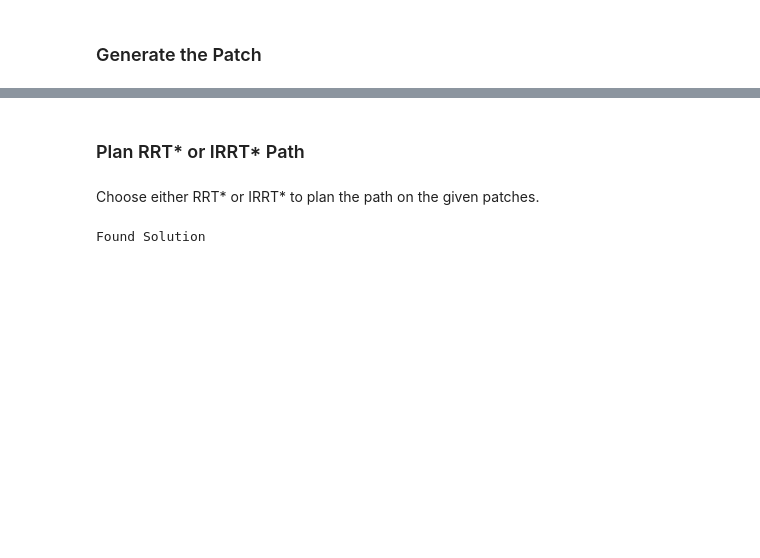
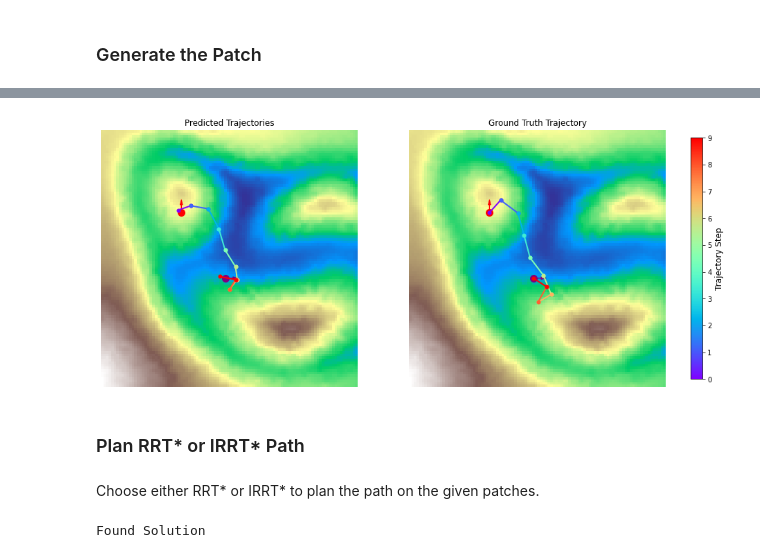
Before and after one commit to YeRongfeng/MPT, a Jupyter notebook: VisualizeTrajectories.ipynb, the cells around one changed output, grey strips where cells are left out. Cells and saved outputs as stored; diff of their text form; code cells hidden in the pictures; blank space fills up the shorter version.

```diff
--- a/VisualizeTrajectories.ipynb
+++ b/VisualizeTrajectories.ipynb
@@ -34,14 +36,13 @@ Pick either the Point or Dubins Car model to load.
 # Define the network
 device='cuda' if torch.cuda.is_available() else 'cpu'
 
-modelFolder = 'data/point_robot'
-car_robot = True
-epoch = 69
+modelFolder = 'data/uneven'
+epoch = 94
 
 modelFile = osp.join(modelFolder, f'model_params.json')
 model_param = json.load(open(modelFile))
 
-transformer = Models.Transformer(**model_param)
+transformer = Models.UnevenTransformer(**model_param)
 _ = transformer.to(device)
 # %%
 checkpoint = torch.load(osp.join(modelFolder, f'model_epoch_{epoch}.pkl'))
@@ -107,3 +249,69 @@ ax.axis('off')
+# %%
+# 创建子图来显示所有输出维度
+output_dim = patch_map.shape[0]
+fig, axes = plt.subplots(1, 2, figsize=(8 * 2, 8))
+
+# 显示原始地形图
+im = axes[0].imshow(elevation_masked, extent=[-5, 5, -5, 5],
+                    origin='lower', cmap='terrain', aspect='equal')
+axes[0].grid(True, alpha=0.3)
+
+# 绘制predTraj线段, 颜色由绿色到红色渐变
+for i in range(output_dim-1):
+    # color = plt.cm.RdYlGn_r(i / output_dim)  # 使用RdYlGn_r颜色映射
+    color = plt.cm.rainbow(i / (output_dim - 2))  # 使用rainbow颜色映射
+    axes[0].plot([predTraj[i][0], predTraj[i+1][0]],
+              [predTraj[i][1], predTraj[i+1][1]],
+              color=color, zorder=3, linewidth=2, marker='o', markersize=5)
+
+axes[0].scatter(start_pos[0], start_pos[1], color='r', zorder=3, s=100)
+axes[0].scatter(goal_pos[0], goal_pos[1], color='purple', zorder=3, s=100)
+# 绘制朝向
+arrow_scale = 0.3
+axes[0].arrow(start_pos[0], start_pos[1],
+             np.cos(start_pos[2]) * arrow_scale,
+             np.sin(start_pos[2]) * arrow_scale,
+             head_width=0.1, head_length=0.2, fc='r', ec='r', zorder=3)
+axes[0].arrow(goal_pos[0], goal_pos[1],
+             np.cos(goal_pos[2]) * arrow_scale,
+             np.sin(goal_pos[2]) * arrow_scale,
+             head_width=0.1, head_length=0.2, fc='purple', ec='purple', zorder=3)
+
+axes[0].set_title('Predicted Trajectories')
+axes[0].axis('off')
+
+# 绘制第二个子图，显示ground truth的Traj
+axes[1].imshow(elevation_masked, extent=[-5, 5, -5, 5],
+                origin='lower', cmap='terrain', aspect='equal')
+axes[1].grid(True, alpha=0.3)
+
+# 绘制ground truth Traj
+for i in range(trajectory.shape[0] - 1):
+    color = plt.cm.rainbow(i / (trajectory.shape[0] - 2))  # 使用rainbow颜色映射
+    axes[1].plot(trajectory[i:i+2, 0], trajectory[i:i+2, 1], color=color, zorder=3, linewidth=2, marker='o', markersize=5)
+
+axes[1].scatter(start_pos[0], start_pos[1], color='r', zorder=3, s=100)
+axes[1].scatter(goal_pos[0], goal_pos[1], color='purple', zorder=3, s=100)
+# 绘制朝向
+arrow_scale = 0.3
+axes[1].arrow(start_pos[0], start_pos[1],
+             np.cos(start_pos[2]) * arrow_scale,
+             np.sin(start_pos[2]) * arrow_scale,
+             head_width=0.1, head_length=0.2, fc='r', ec='r', zorder=3)
+axes[1].arrow(goal_pos[0], goal_pos[1],
+             np.cos(goal_pos[2]) * arrow_scale,
+             np.sin(goal_pos[2]) * arrow_scale,
+             head_width=0.1, head_length=0.2, fc='purple', ec='purple', zorder=3)
+axes[1].set_title('Ground Truth Trajectory')
+axes[1].axis('off')
+
+# 为轨迹的颜色添加颜色条，不能影响原有的地形图，最小值为0，最大值为output_dim-1
+norm = plt.Normalize(0, output_dim - 1)
+cmap = plt.cm.rainbow
+cbar = plt.colorbar(plt.cm.ScalarMappable(norm=norm, cmap=cmap), ax=axes, shrink=0.8, fraction=0.046, pad=0.04)
+cbar.set_label('Trajectory Step', fontsize=12)
+# %% [output]
+[figure, added]
 # %% [markdown]
 ### Plan RRT* or IRRT* Path
 # %% [markdown]
```
Also changed, not shown: parts of 9 cells of this notebook, 12 other files.
